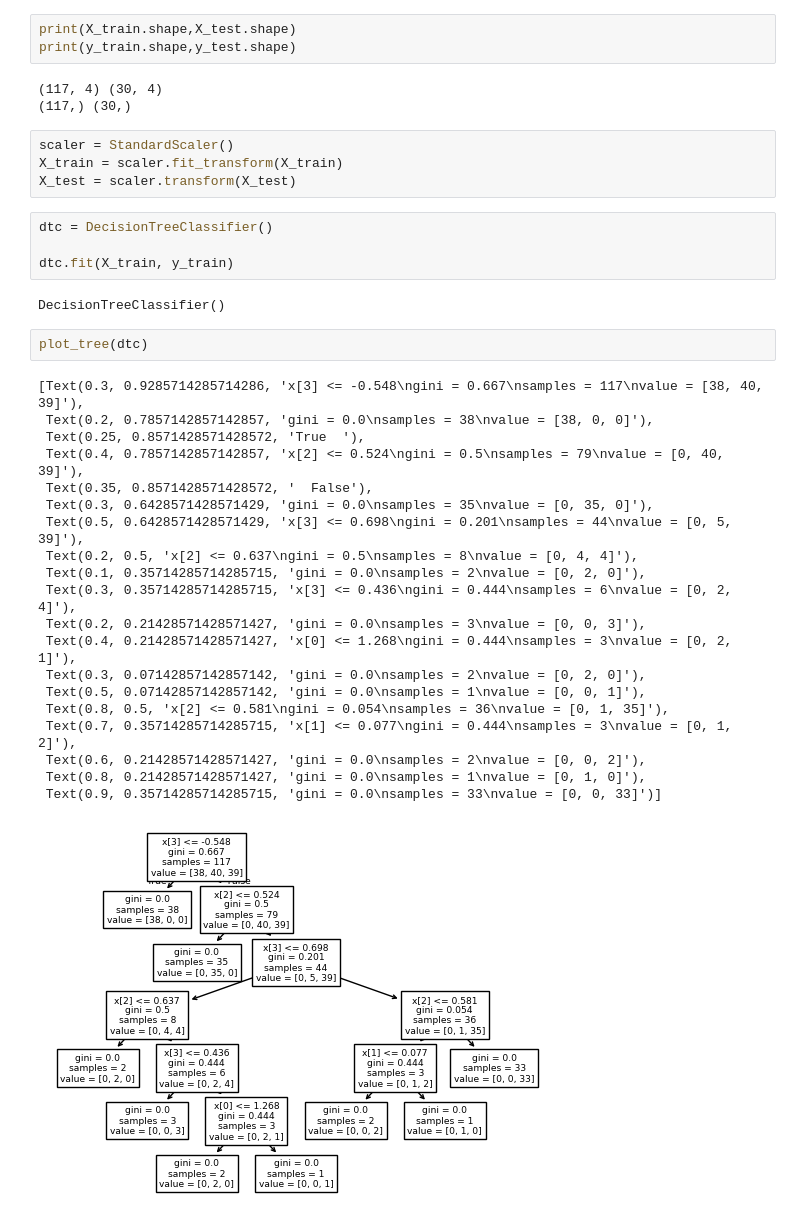
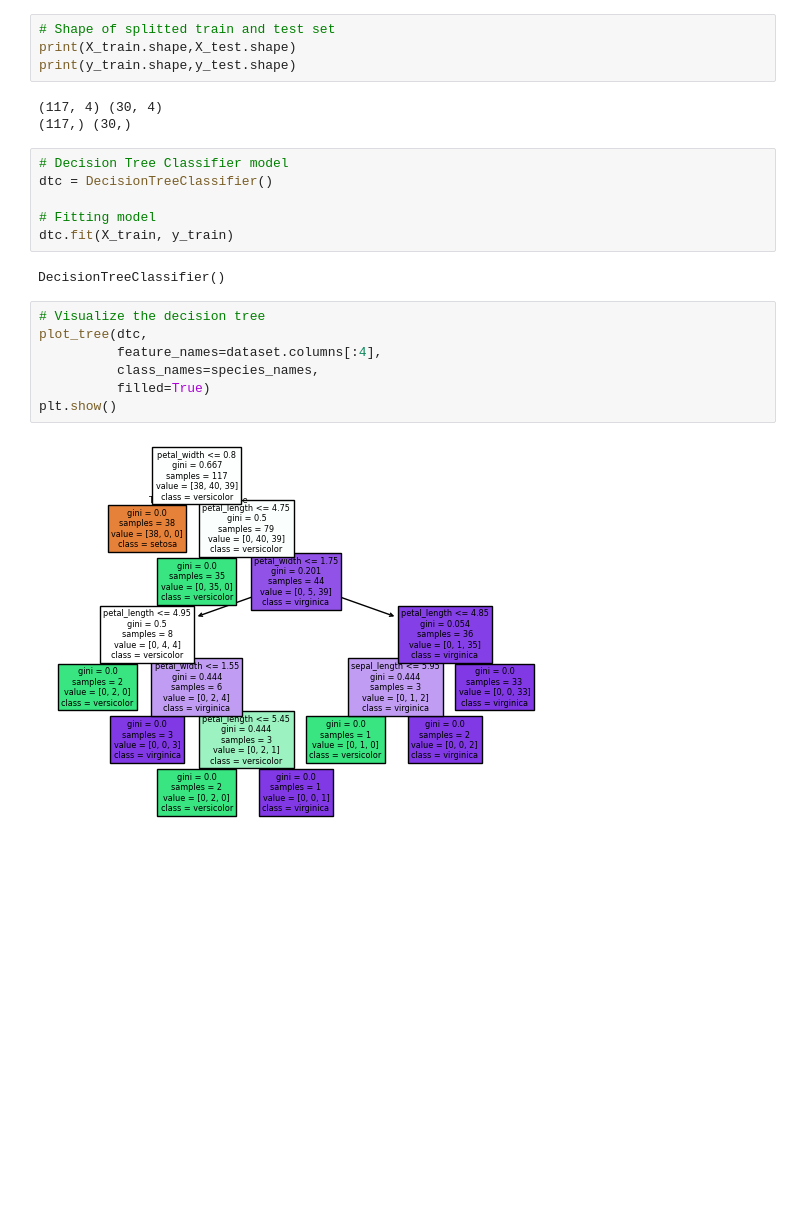
Before and after one commit to DhruvPatel272004/ml-internship, a Jupyter notebook: Level 2/Task 2/task2.ipynb, the cells around one changed output. Drawn from its saved outputs; the diff is of its cells as text; blank space fills up the shorter version.

Commit message:
feat: added pruned tree and comparison and also commented code

```diff
--- a/Level 2/Task 2/task2.ipynb
+++ b/Level 2/Task 2/task2.ipynb
@@ -99,41 +83,26 @@ print(y.shape)
 X_train, X_test, y_train, y_test = train_test_split(X, y, test_size=0.2, random_state=1, stratify=y)
 # %%
+# Shape of splitted train and test set
 print(X_train.shape,X_test.shape)
 print(y_train.shape,y_test.shape)
 # %% [output]
 (117, 4) (30, 4)
 (117,) (30,)
-# %%
-scaler = StandardScaler()
-X_train = scaler.fit_transform(X_train)
-X_test = scaler.transform(X_test)
 # %%
+# Decision Tree Classifier model
 dtc = DecisionTreeClassifier()
 
+# Fitting model
 dtc.fit(X_train, y_train)
 # %% [output]
 DecisionTreeClassifier()
 # %%
-plot_tree(dtc)
+# Visualize the decision tree
+plot_tree(dtc,
+          feature_names=dataset.columns[:4],
+          class_names=species_names,
+          filled=True)
+plt.show()
 # %% [output]
-[Text(0.3, 0.9285714285714286, 'x[3] <= -0.548\ngini = 0.667\nsamples = 117\nvalue = [38, 40, 39]'),
- Text(0.2, 0.7857142857142857, 'gini = 0.0\nsamples = 38\nvalue = [38, 0, 0]'),
- Text(0.25, 0.8571428571428572, 'True  '),
- Text(0.4, 0.7857142857142857, 'x[2] <= 0.524\ngini = 0.5\nsamples = 79\nvalue = [0, 40, 39]'),
- Text(0.35, 0.8571428571428572, '  False'),
- Text(0.3, 0.6428571428571429, 'gini = 0.0\nsamples = 35\nvalue = [0, 35, 0]'),
- Text(0.5, 0.6428571428571429, 'x[3] <= 0.698\ngini = 0.201\nsamples = 44\nvalue = [0, 5, 39]'),
- Text(0.2, 0.5, 'x[2] <= 0.637\ngini = 0.5\nsamples = 8\nvalue = [0, 4, 4]'),
- Text(0.1, 0.35714285714285715, 'gini = 0.0\nsamples = 2\nvalue = [0, 2, 0]'),
- Text(0.3, 0.35714285714285715, 'x[3] <= 0.436\ngini = 0.444\nsamples = 6\nvalue = [0, 2, 4]'),
- Text(0.2, 0.21428571428571427, 'gini = 0.0\nsamples = 3\nvalue = [0, 0, 3]'),
- Text(0.4, 0.21428571428571427, 'x[0] <= 1.268\ngini = 0.444\nsamples = 3\nvalue = [0, 2, 1]'),
- Text(0.3, 0.07142857142857142, 'gini = 0.0\nsamples = 2\nvalue = [0, 2, 0]'),
- Text(0.5, 0.07142857142857142, 'gini = 0.0\nsamples = 1\nvalue = [0, 0, 1]'),
- Text(0.8, 0.5, 'x[2] <= 0.581\ngini = 0.054\nsamples = 36\nvalue = [0, 1, 35]'),
- Text(0.7, 0.35714285714285715, 'x[1] <= 0.077\ngini = 0.444\nsamples = 3\nvalue = [0, 1, 2]'),
- Text(0.6, 0.21428571428571427, 'gini = 0.0\nsamples = 2\nvalue = [0, 0, 2]'),
- Text(0.8, 0.21428571428571427, 'gini = 0.0\nsamples = 1\nvalue = [0, 1, 0]'),
- Text(0.9, 0.35714285714285715, 'gini = 0.0\nsamples = 33\nvalue = [0, 0, 33]')]
-[figure, old version]
+[figure, new version]
 # %%
```
Also changed, not shown: parts of 21 cells of this notebook.
